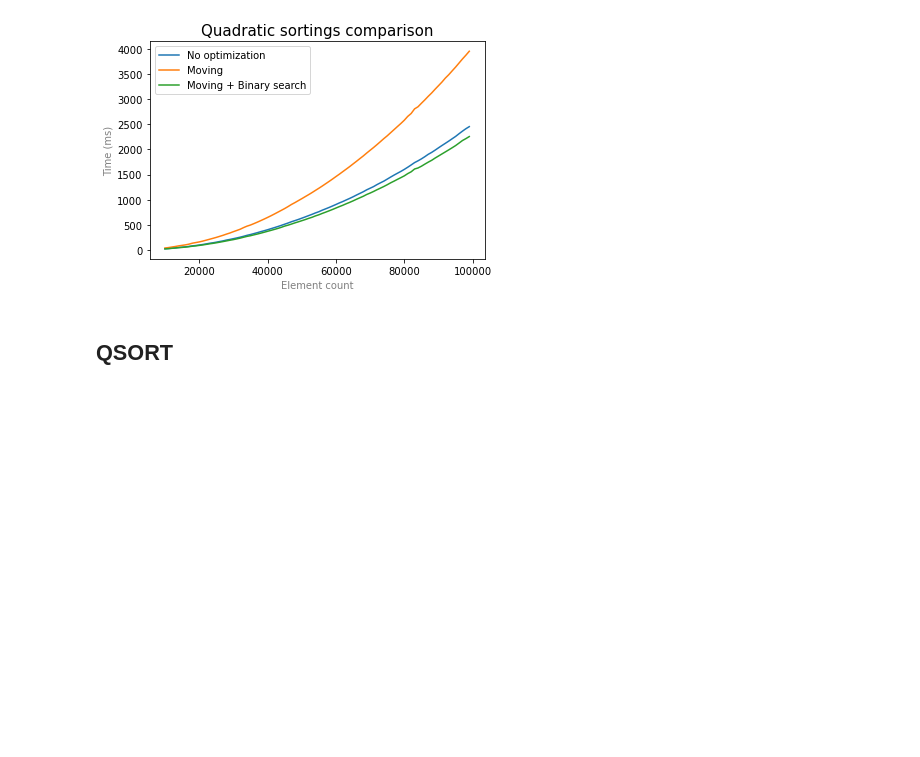
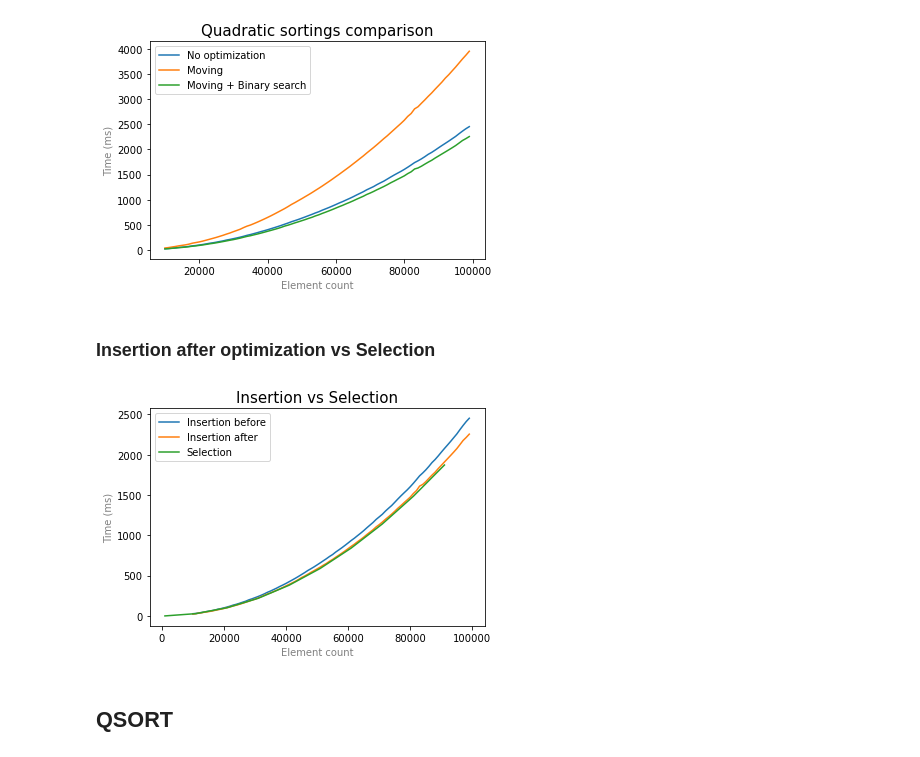
Before and after one commit to sqiportinhsa/NoLabs, a Jupyter notebook: sorting/plots/plots.ipynb, the cells around one changed output. Cells and saved outputs as stored; diff of their text form; code cells hidden in the pictures; blank space fills up the shorter version.

```diff
--- a/sorting/plots/plots.ipynb
+++ b/sorting/plots/plots.ipynb
@@ -209,6 +209,23 @@ plt.legend(['No optimization', 'Moving', 'Moving + Binary search'])
 plt.show()
 # %% [output]
 [figure]
+# %% [markdown]
+### Insertion after optimization vs Selection
+# %%
+plt.xlabel('Element count', color = 'gray')
+plt.ylabel('Time (ms)', color = 'gray')
+
+plt.title('Insertion vs Selection', fontsize = 15)
+
+plt.plot(no_opt_x, no_opt_y)
+plt.plot(binsearch_x, binsearch_y)
+plt.plot(selection_x, selection_y)
+
+plt.legend(['Insertion before', 'Insertion after', 'Selection'])
+
+plt.show()
+# %% [output]
+[figure, added]
 # %% [markdown]
 ## QSORT
 # %%
```
Also changed, not shown: parts of 1 cell of this notebook, 4 other files.
